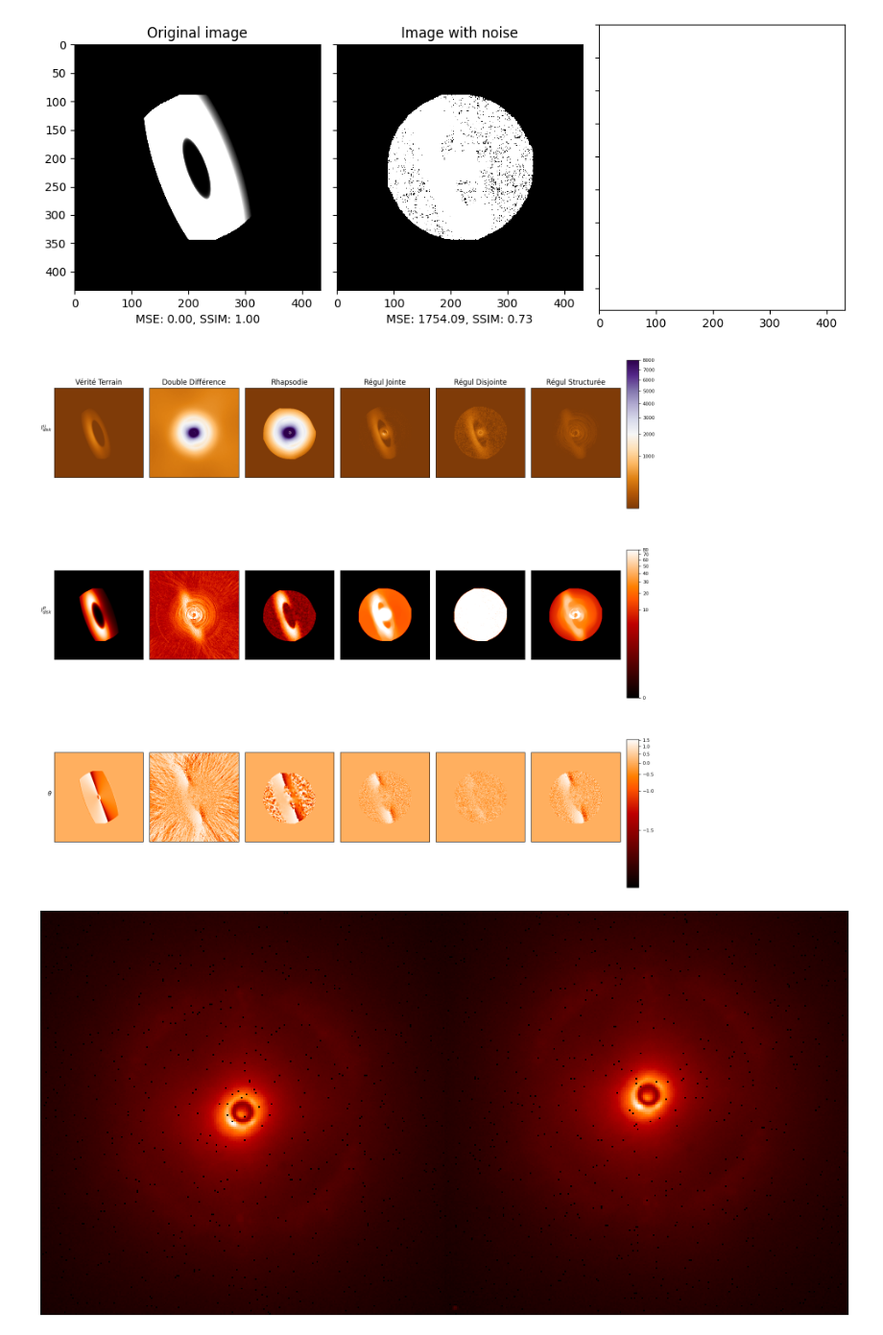
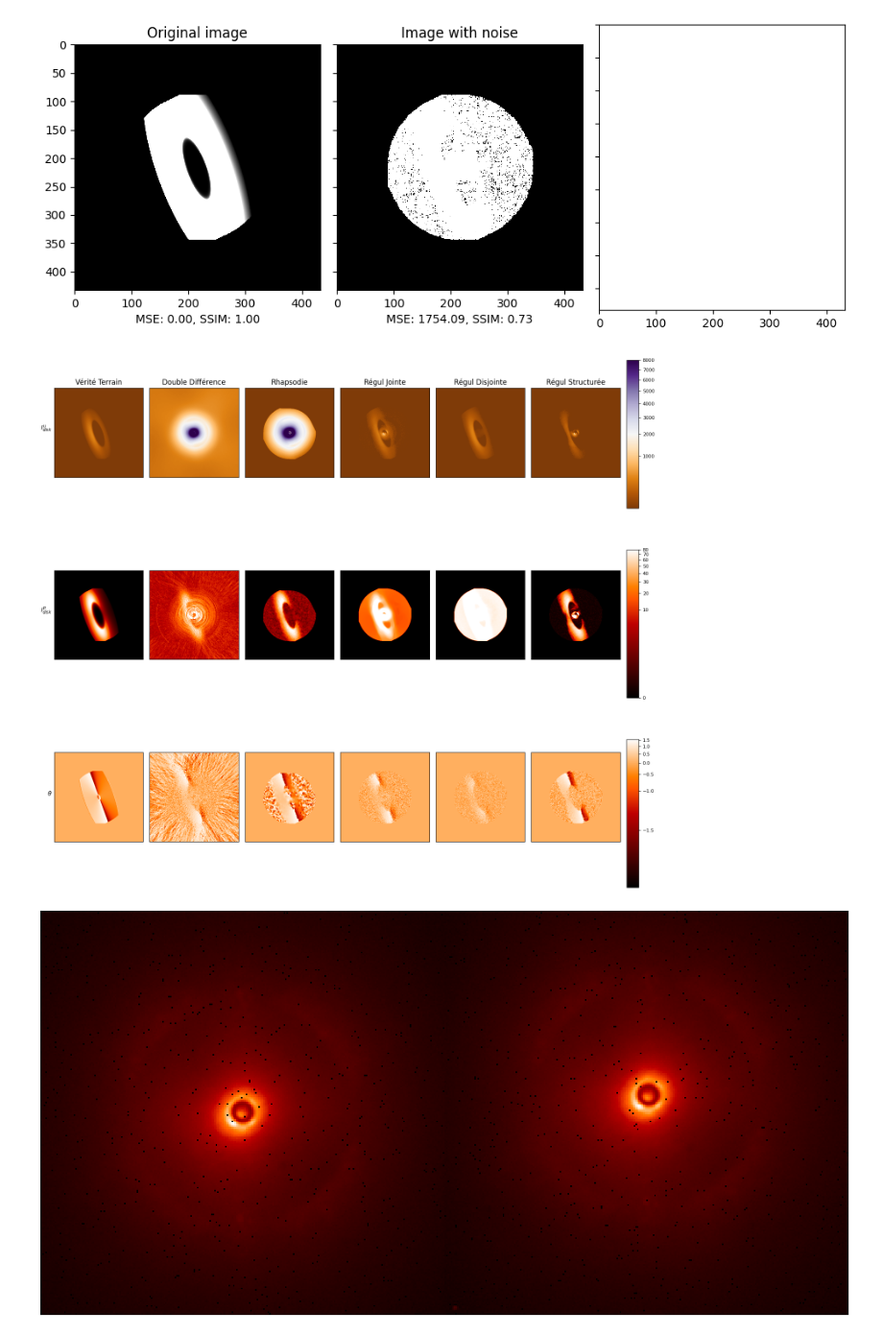
Before and after one commit to LaurenceDenneulin/Rhapsodie.jl, a Jupyter notebook: src/metrics.ipynb, the cells around one changed output. Shown at 96% size. Drawn from its saved outputs; the diff is of its cells as text; code cells hidden in the pictures.

```diff
--- a/src/metrics.ipynb
+++ b/src/metrics.ipynb
@@ -87,7 +87,7 @@ from skimage import img_as_float
 from skimage.metrics import structural_similarity as ssim
 import astropy.io.fits as fits
 
-prima_path = "../test_results/prima/contrast_10e-2.0/disjoint_regul/"
+prima_path = "../test_results/prima/contrast_10e-2.0/joint_regul/"
 full_base_path = "../test_results/contrast_10e-2.0/"
 
 
@@ -271,14 +271,14 @@ def plot_images_comparison(ground_truth_path, double_diff_path, rhapsodie_path,
 # %%
 full_base_path = "../test_results/contrast_10e-2.0/"
 prima_path = "../test_results/prima/contrast_10e-2.0/"
 plot_images_comparison(full_base_path + 'TRUE.fits',
                        full_base_path + 'Results_Separable_DoubleDifference.fits',
                        full_base_path + 'RHAPSODIE.fits',
-                       prima_path + 'joint_regul/RHAPSODIE_-4.2375088922703075_7.250919453660517.fits',
-                       prima_path + 'disjoint_regul/RHAPSODIE_-6.264877516286028_-0.3675444688560733.fits',
-                       prima_path + 'struct_regul/RHAPSODIE_-0.3388762029582624_6.945323842409417.fits')
+                       prima_path + 'joint_regul/RHAPSODIE_-2.998282567943823_5.209978160792237.fits',
+                       prima_path + 'disjoint_regul/RHAPSODIE_-0.7289536542091452_0.22971733401606453.fits',
+                       prima_path + 'struct_regul/RHAPSODIE_-0.9569648680953459_-0.4182948473128203_-0.09280405576969142.fits')
 # %% [output]
-[figure, old version]
+[figure, new version]
 # %%
 def plot_base_rhapsodie_from_file(file_path):
     with open(file_path, 'r') as file:
```
Also changed, not shown: parts of 2 cells of this notebook, 4 other files.
